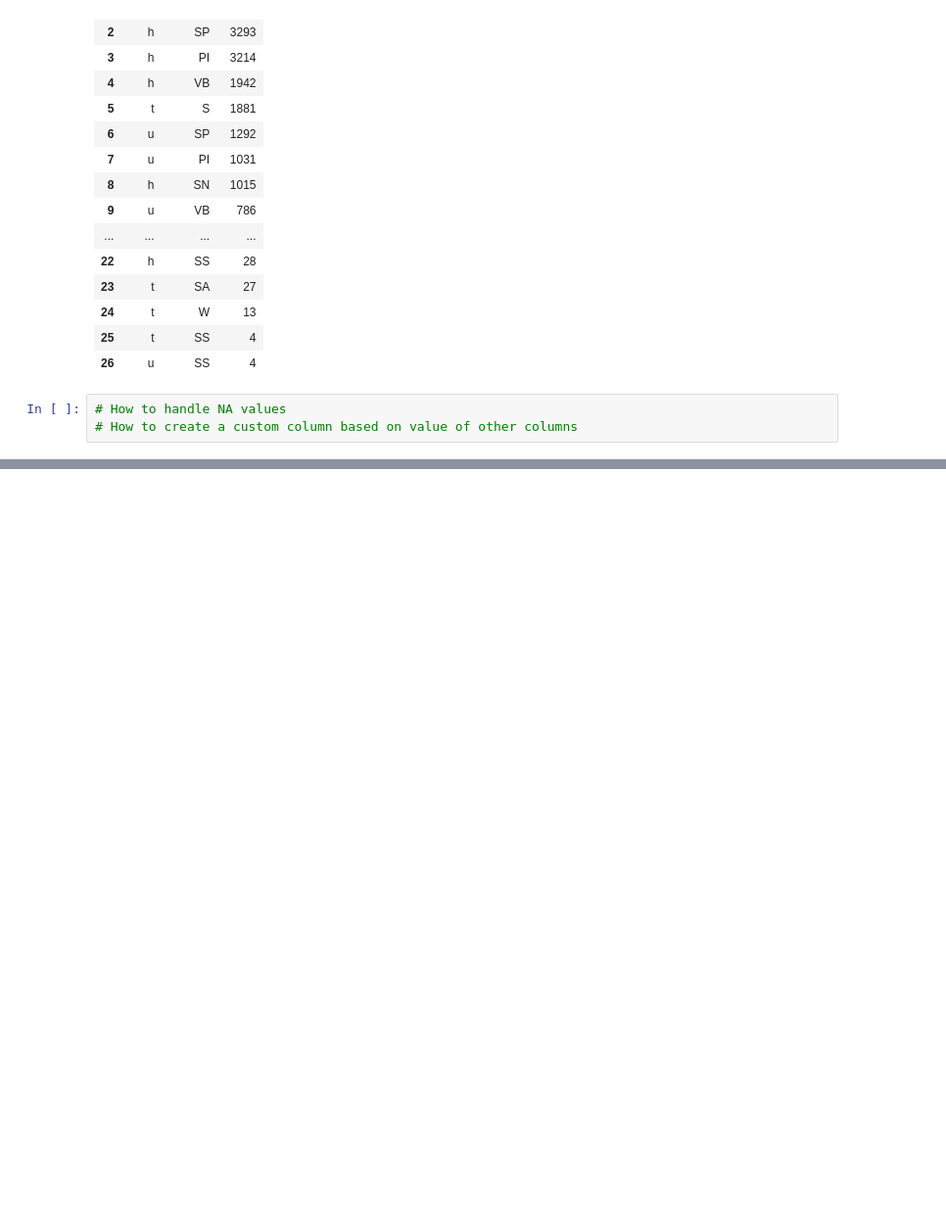
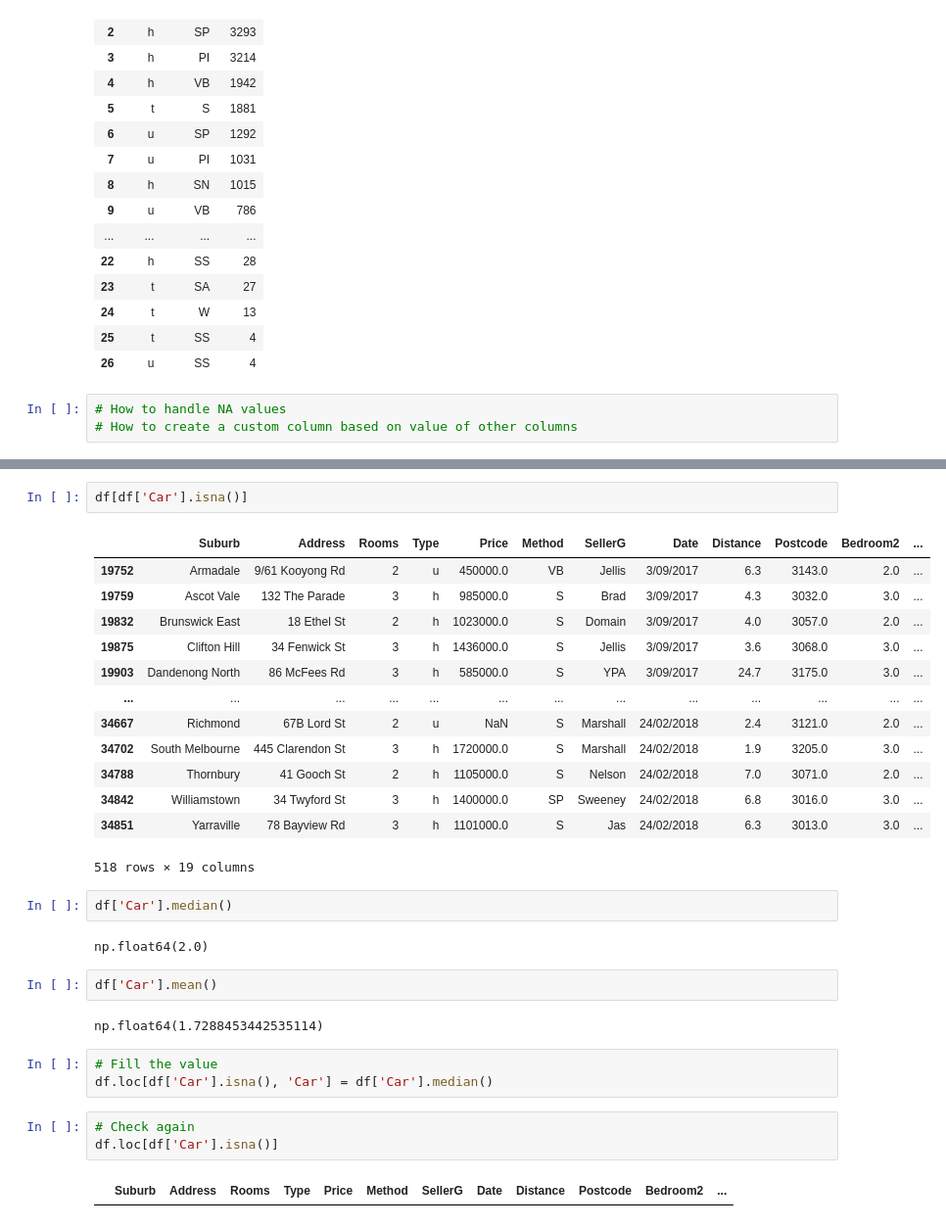
Before and after one commit to CEPHAL0/python_workshop_evening, a Jupyter notebook: data_science/melbourne_housing_analysis.ipynb, the cells around one changed output, grey strips where cells are left out. Shown at 98% size. Cells and saved outputs as stored; diff of their text form; blank space fills up the shorter version.

Commit message:
missing values handle

```diff
--- a/data_science/melbourne_housing_analysis.ipynb
+++ b/data_science/melbourne_housing_analysis.ipynb
@@ -173,0 +474,32 @@ df[['Type', 'Method']].value_counts().reset_index()
+# %%
+df[df['Car'].isna()]
+# %% [output]
+|  | Suburb | Address | Rooms | Type | Price | Method | SellerG | Date | Distance | Postcode | Bedroom2 | ... |
+| 19752 | Armadale | 9/61 Kooyong Rd | 2 | u | 450000.0 | VB | Jellis | 3/09/2017 | 6.3 | 3143.0 | 2.0 | ... |
+| 19759 | Ascot Vale | 132 The Parade | 3 | h | 985000.0 | S | Brad | 3/09/2017 | 4.3 | 3032.0 | 3.0 | ... |
+| 19832 | Brunswick East | 18 Ethel St | 2 | h | 1023000.0 | S | Domain | 3/09/2017 | 4.0 | 3057.0 | 2.0 | ... |
+| 19875 | Clifton Hill | 34 Fenwick St | 3 | h | 1436000.0 | S | Jellis | 3/09/2017 | 3.6 | 3068.0 | 3.0 | ... |
+| 19903 | Dandenong North | 86 McFees Rd | 3 | h | 585000.0 | S | YPA | 3/09/2017 | 24.7 | 3175.0 | 3.0 | ... |
+| ... | ... | ... | ... | ... | ... | ... | ... | ... | ... | ... | ... | ... |
+| 34667 | Richmond | 67B Lord St | 2 | u | NaN | S | Marshall | 24/02/2018 | 2.4 | 3121.0 | 2.0 | ... |
+| 34702 | South Melbourne | 445 Clarendon St | 3 | h | 1720000.0 | S | Marshall | 24/02/2018 | 1.9 | 3205.0 | 3.0 | ... |
+| 34788 | Thornbury | 41 Gooch St | 2 | h | 1105000.0 | S | Nelson | 24/02/2018 | 7.0 | 3071.0 | 2.0 | ... |
+| 34842 | Williamstown | 34 Twyford St | 3 | h | 1400000.0 | SP | Sweeney | 24/02/2018 | 6.8 | 3016.0 | 3.0 | ... |
+| 34851 | Yarraville | 78 Bayview Rd | 3 | h | 1101000.0 | S | Jas | 24/02/2018 | 6.3 | 3013.0 | 3.0 | ... |
+518 rows × 19 columns
+# %%
+df['Car'].median()
+# %% [output]
+np.float64(2.0)
+# %%
+df['Car'].mean()
+# %% [output]
+np.float64(1.7288453442535114)
+# %%
+# Fill the value
+df.loc[df['Car'].isna(), 'Car'] = df['Car'].median()
+# %%
+# Check again
+df.loc[df['Car'].isna()]
+# %% [output]
+|  | Suburb | Address | Rooms | Type | Price | Method | SellerG | Date | Distance | Postcode | Bedroom2 | ... |
```
Also changed, not shown: parts of 36 cells of this notebook, 1 other file.
